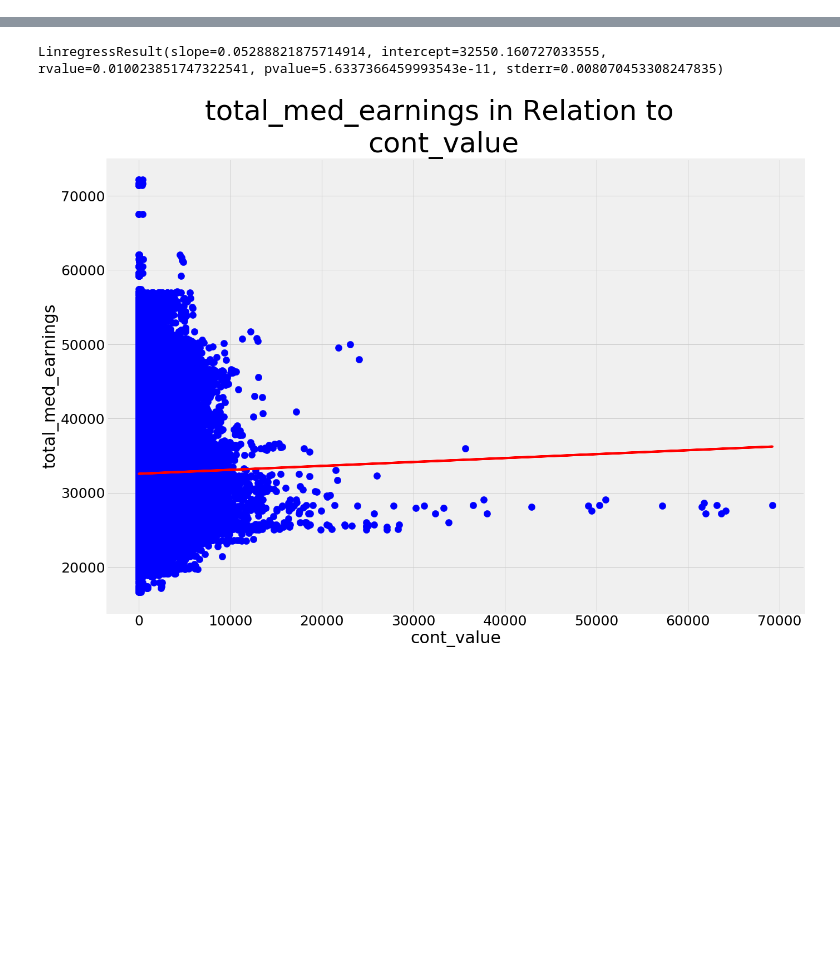
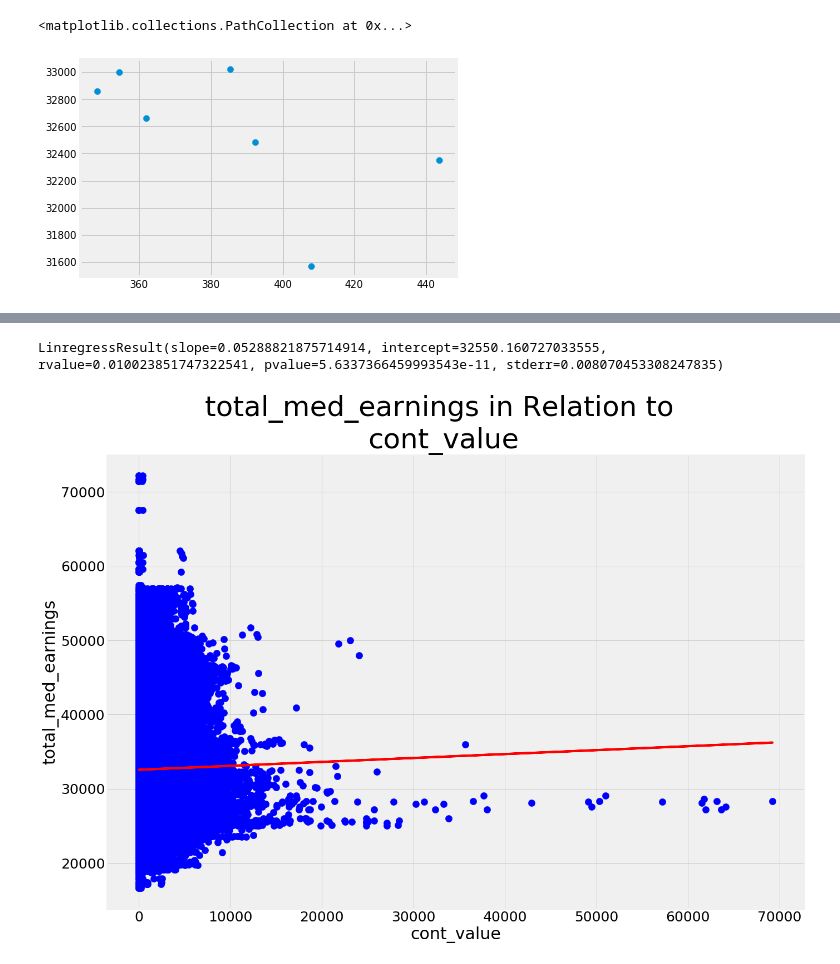
Before and after one commit to nprasad2021/water_quality, a Jupyter notebook: eda.ipynb, the cells around one changed output, grey strips where cells are left out. Saved outputs shown, nothing was run; the diff lists cells and outputs as text; code cells hidden in the pictures; blank space fills up the shorter version.

```diff
--- a/eda.ipynb
+++ b/eda.ipynb
@@ -24,0 +44,13 @@ water_usage = pd.read_csv("water_usage_processed.csv")
+# %%
+avg_val = []
+avg_income = []
+yr = []
+for g in combined.groupby('year'):
+    yr.append(g[0])
+    avg_val.append(mean(g[1]["value"]))
+    avg_income.append(mean(g[1]['total_med']))
+# %%
+plt.scatter(avg_val, avg_income)
+# %% [output]
+<matplotlib.collections.PathCollection at 0x...>
+[figure, added]
```
Also changed, not shown: parts of 37 cells of this notebook.
